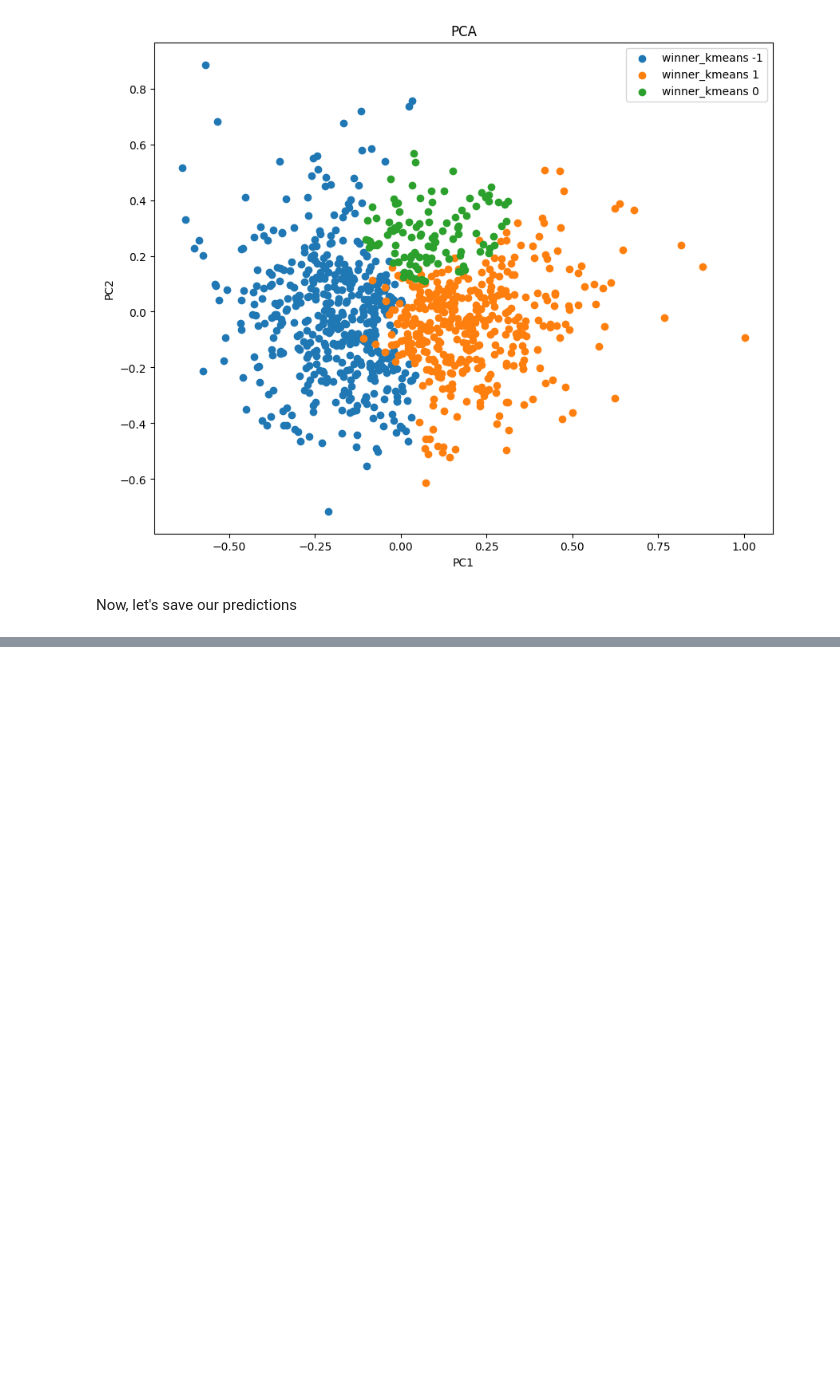
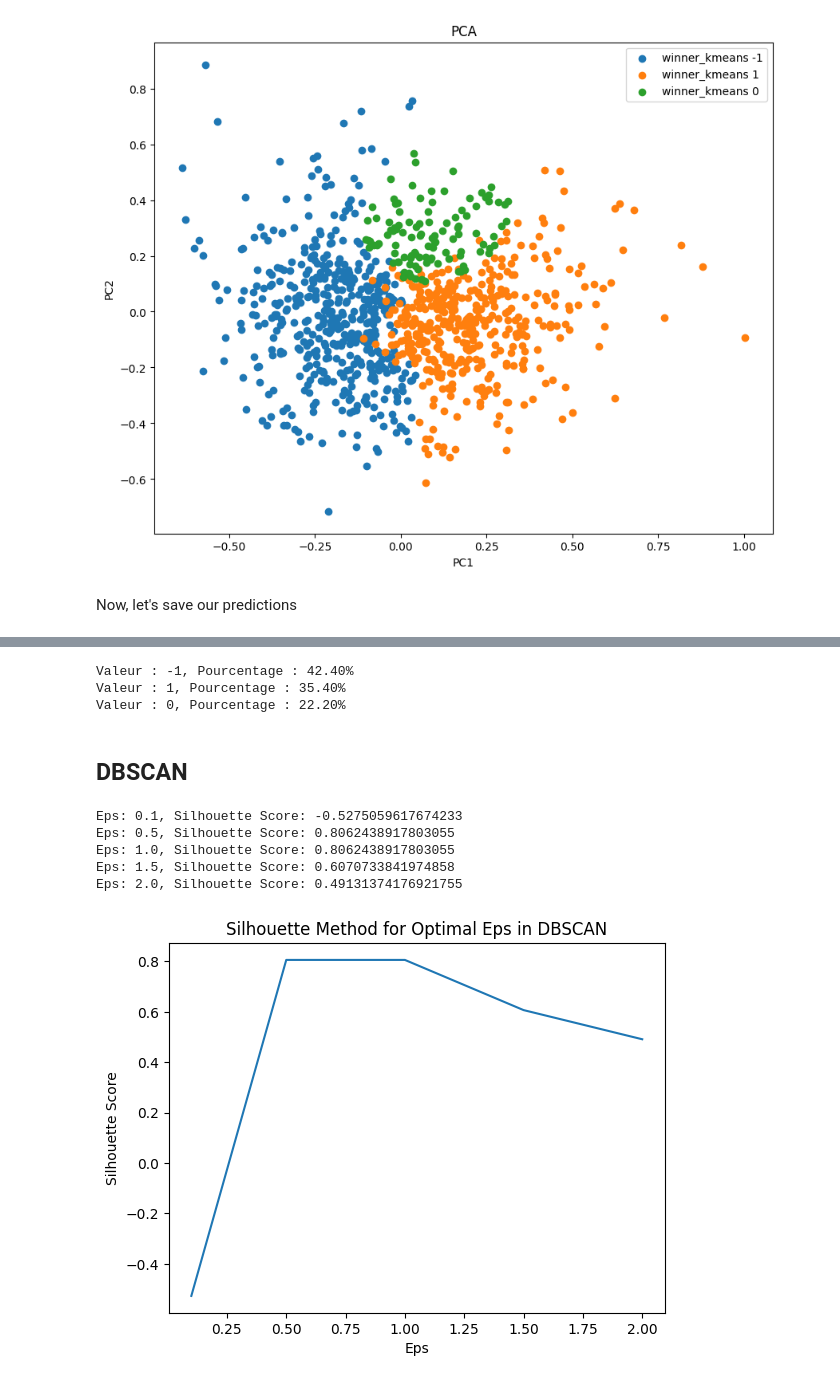
Before and after one commit to Gregsai/introduction-to-ai, a Jupyter notebook: session3/lab/Lab_3_presentation.ipynb, the cells around one changed output, grey strips where cells are left out. Drawn from its saved outputs; the diff is of its cells as text; code cells hidden in the pictures; blank space fills up the shorter version.

```diff
--- a/session3/lab/Lab_3_presentation.ipynb
+++ b/session3/lab/Lab_3_presentation.ipynb
@@ -525,0 +618,14 @@ KeysView(<numpy.lib.npyio.NpzFile object at 0x...>)
+# %%
+# Number of clusters based on your Elbow Method plot
+n_clusters = 28  # for example
+
+# Initialize the hierarchical clustering model
+hierarchical_clustering = AgglomerativeClustering(n_clusters=n_clusters)
+
+# Fit the model to your DataFrame
+cluster_labels = hierarchical_clustering.fit_predict(features_unsupervised_reduced_normalized)
+
+# Add a new column to your DataFrame with the predicted labels
+features_unsupervised_reduced_normalized['cluster'] = cluster_labels
+# %%
+features_unsupervised_reduced_normalized['winner_agglomerative'] = features_unsupervised_reduced_normalized.apply(lambda row: assign_points(row, component_weights), axis=1)
@@ -525,0 +653,9 @@ KeysView(<numpy.lib.npyio.NpzFile object at 0x...>)
+# %%
+winner_agglomerative = features_unsupervised_reduced_normalized['winner_agglomerative']
+give_proportion(winner_agglomerative)
+# %% [output]
+Valeur : -1, Pourcentage : 42.40%
+Valeur : 1, Pourcentage : 35.40%
+Valeur : 0, Pourcentage : 22.20%
+# %% [markdown]
+## DBSCAN
@@ -525,0 +664,37 @@ KeysView(<numpy.lib.npyio.NpzFile object at 0x...>)
+# %%
+from sklearn.cluster import DBSCAN
+from sklearn.metrics import silhouette_score
+
+# Initialize an empty list to store silhouette scores
+silhouette_scores = []
+
+# Define a range of values for eps (maximum distance between two samples for them to be considered as in the same neighborhood)
+eps_values = [0.1, 0.5, 1.0, 1.5, 2.0]
+
+import tqdm
+
+# Iterate through the range of eps values with tqdm for progress bar
+for eps in tqdm.tqdm(eps_values, desc="Calculating Silhouette Score"):
+    # Perform DBSCAN clustering
+    dbscan = DBSCAN(eps=eps)
+    cluster_labels = dbscan.fit_predict(features_unsupervised_reduced_normalized)
+
+    # Calculate silhouette score
+    if len(set(cluster_labels)) > 1:  # Silhouette score requires at least 2 clusters
+        silhouette_avg = silhouette_score(features_unsupervised_reduced_normalized, cluster_labels)
+        silhouette_scores.append(silhouette_avg)
+        print(f"Eps: {eps}, Silhouette Score: {silhouette_avg}")
+
+# Plot the silhouette scores against the eps values
+plt.plot(eps_values, silhouette_scores)
+plt.xlabel('Eps')
+plt.ylabel('Silhouette Score')
+plt.title('Silhouette Method for Optimal Eps in DBSCAN')
+plt.show()
+# %% [output]
+Eps: 0.1, Silhouette Score: -0.5275059617674233
+Eps: 0.5, Silhouette Score: 0.8062438917803055
+Eps: 1.0, Silhouette Score: 0.8062438917803055
+Eps: 1.5, Silhouette Score: 0.6070733841974858
+Eps: 2.0, Silhouette Score: 0.49131374176921755
+[figure, added]
```
Also changed, not shown: parts of 12 cells of this notebook.
